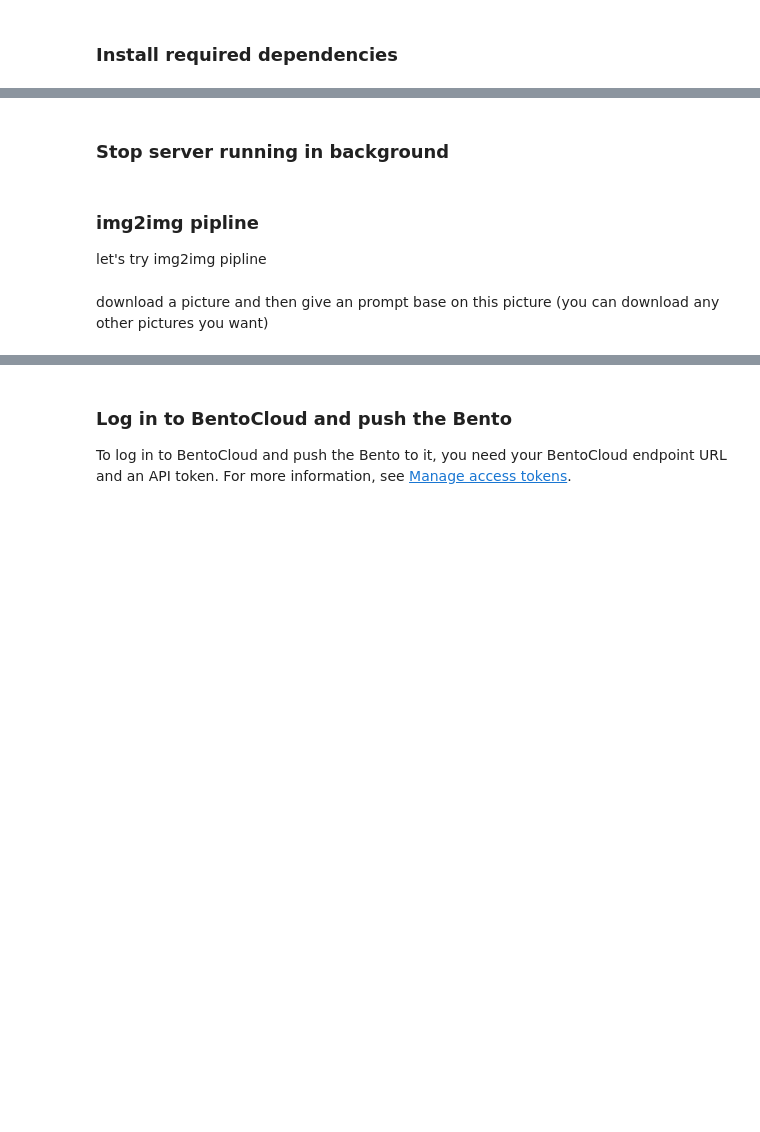
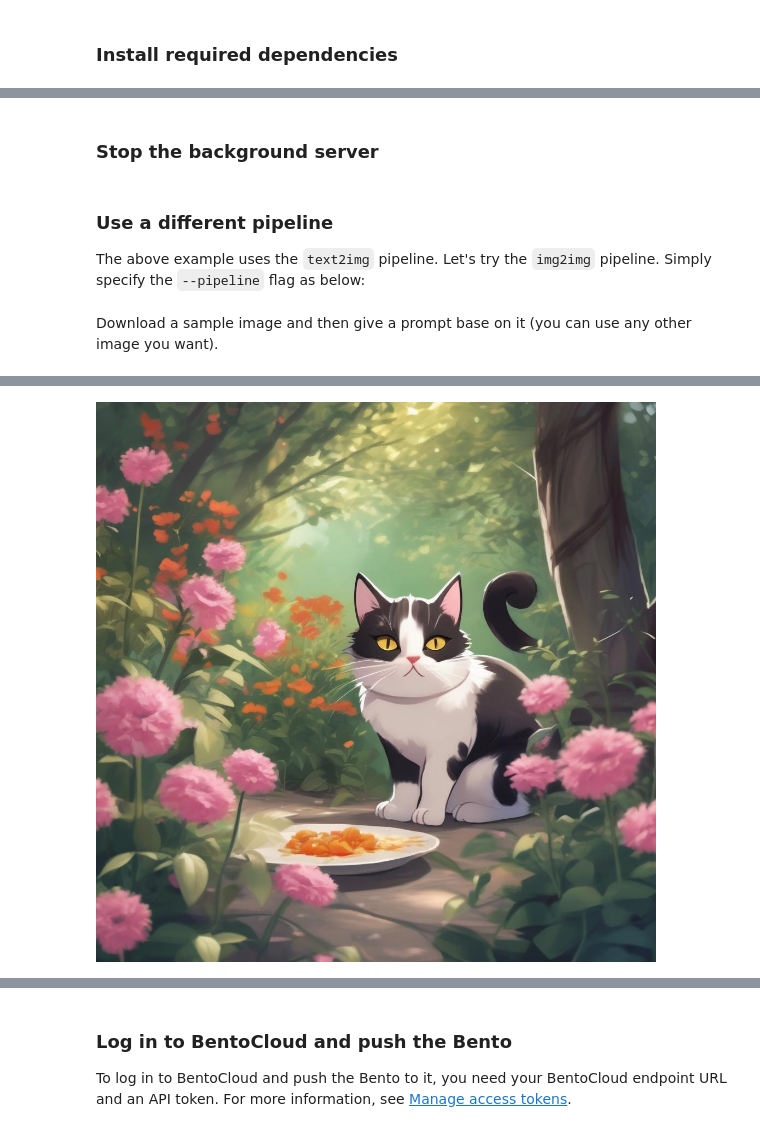
Before and after one commit to bentoml/BentoDiffusion, a Jupyter notebook: examples/onediffusion_demo.ipynb, the cells around one changed output, grey strips where cells are left out. Saved outputs shown, nothing was run; the diff lists cells and outputs as text; code cells hidden in the pictures; blank space fills up the shorter version.

```diff
--- a/examples/onediffusion_demo.ipynb
+++ b/examples/onediffusion_demo.ipynb
@@ -202,14 +229,16 @@ Image(filename='image.jpeg')
 # %% [markdown]
-### Stop server running in background
+### Stop the background server
 # %%
 !pkill -f 'onediffusion|bentoml'
-# %% [markdown]
-### img2img pipline
-let's try img2img pipline
+# %% [markdown]
+### Use a different pipeline
+
+The above example uses the `text2img` pipeline. Let's try the `img2img` pipeline. Simply specify the `--pipeline` flag as below:
 # %%
 !nohup onediffusion start stable-diffusion-xl --model-id stabilityai/stable-diffusion-xl-base-1.0 --pipeline "img2img" >sd2.log 2>&1 &
 # %% [markdown]
-download a picture and then give an prompt base on this picture (you can download any other pictures you want)
+Download a sample image and then give a prompt base on it (you can use any other image you want).
 # %%
 !wget https://raw.githubusercontent.com/bentoml/OneDiffusion/main/example-images/sdxl-cat.jpeg -O cat.jpeg
+display(Image(filename='cat.jpeg'))
 # %% [output]
@@ -226,3 +255,4 @@ cat.jpeg            100%[===================>] 101.80K  --.-KB/s    in 0.03s
+[figure, added]
 # %%
 from IPython.display import Image
 
```
Also changed, not shown: parts of 38 cells of this notebook, 1 other file.
